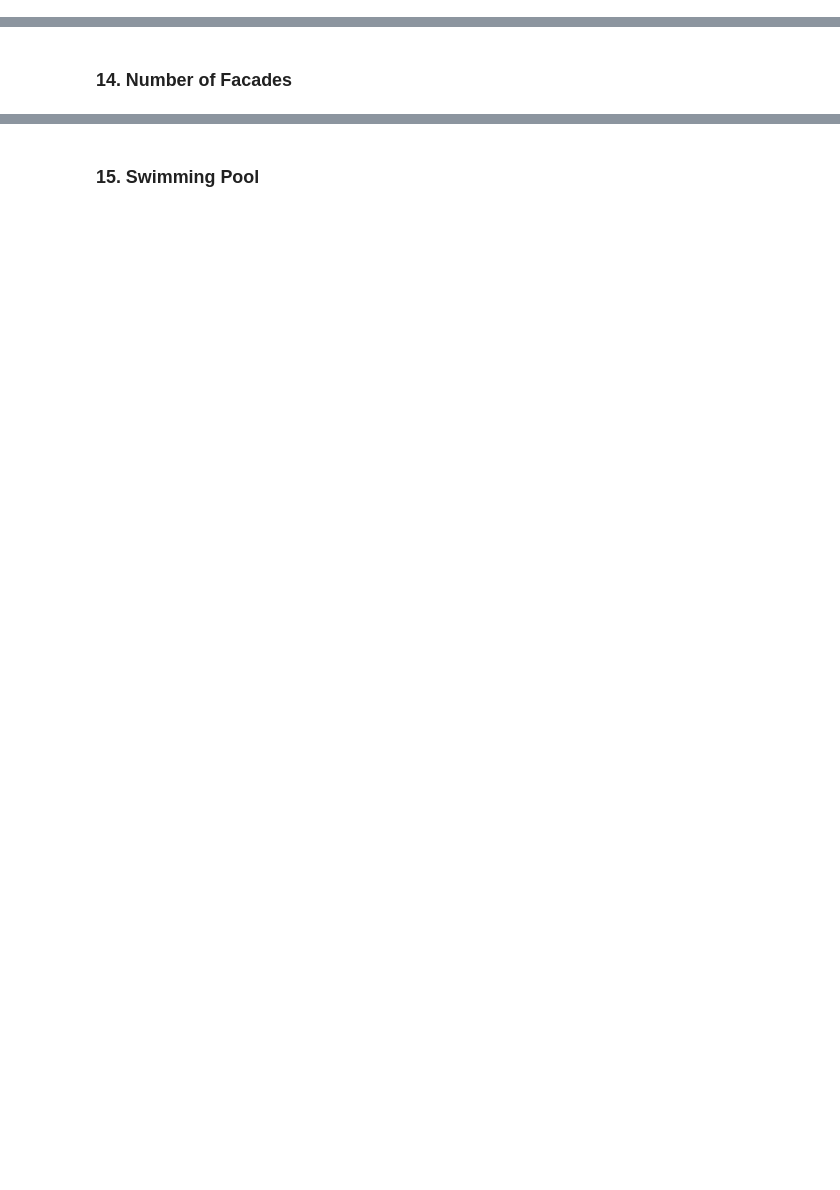
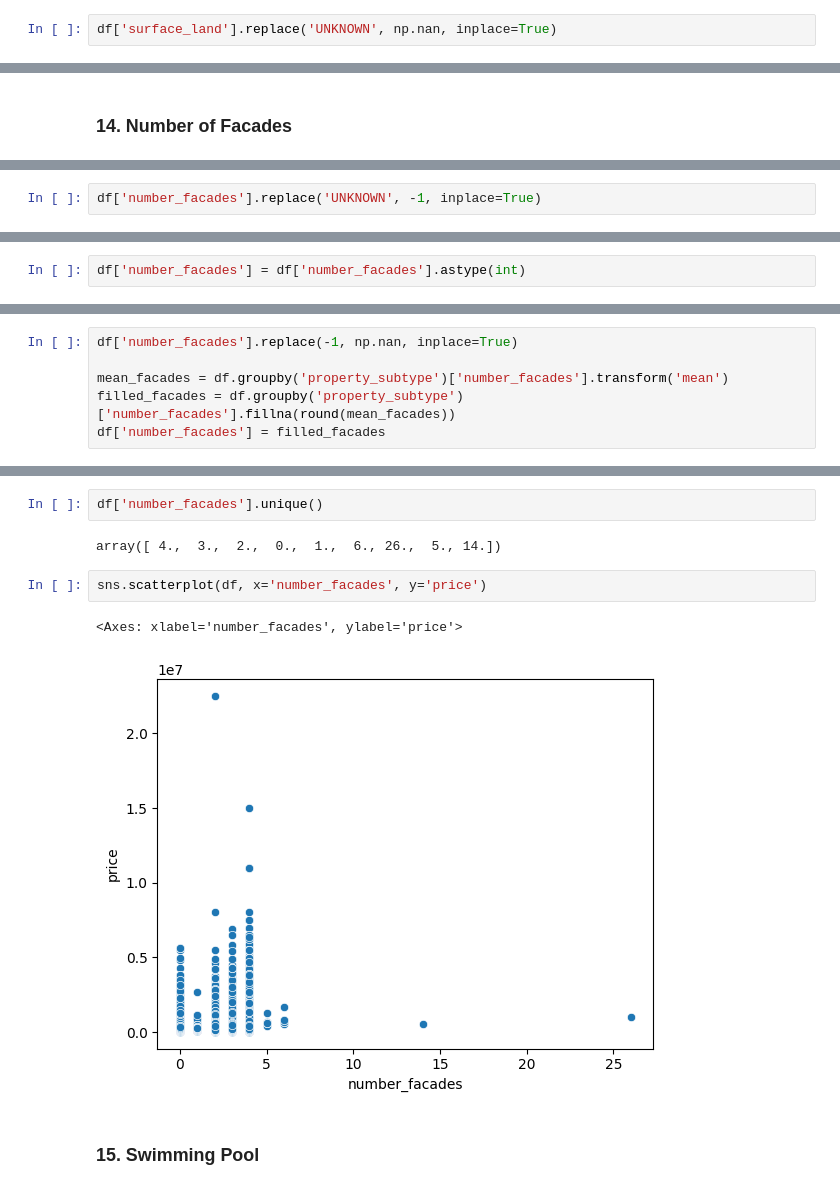
Before and after one commit to nikolaaswillaert/ImmoElizaDataAnalysis, a Jupyter notebook: datacleaning.ipynb, the cells around one changed output, grey strips where cells are left out. Drawn from its saved outputs; the diff is of its cells as text; blank space fills up the shorter version.

```diff
--- a/datacleaning.ipynb
+++ b/datacleaning.ipynb
@@ -735,0 +829,2 @@ create_num_plot(df, 'garden_area')
+# %%
+df['surface_land'].replace('UNKNOWN', np.nan, inplace=True)
@@ -737,0 +859,2 @@ create_num_plot(df, 'garden_area')
+# %%
+df['number_facades'].replace('UNKNOWN', -1, inplace=True)
@@ -737,0 +870,2 @@ create_num_plot(df, 'garden_area')
+# %%
+df['number_facades'] = df['number_facades'].astype(int)
@@ -737,0 +882,6 @@ create_num_plot(df, 'garden_area')
+# %%
+df['number_facades'].replace(-1, np.nan, inplace=True)
+
+mean_facades = df.groupby('property_subtype')['number_facades'].transform('mean')
+filled_facades = df.groupby('property_subtype')['number_facades'].fillna(round(mean_facades))
+df['number_facades'] = filled_facades
@@ -738,2 +898,11 @@ create_num_plot(df, 'garden_area')
+# %%
+df['number_facades'].unique()
+# %% [output]
+array([ 4.,  3.,  2.,  0.,  1.,  6., 26.,  5., 14.])
+# %%
+sns.scatterplot(df, x='number_facades', y='price')
+# %% [output]
+<Axes: xlabel='number_facades', ylabel='price'>
+[figure, added]
 # %% [markdown]
 ### 15. Swimming Pool
```
Also changed, not shown: parts of 31 cells of this notebook.
